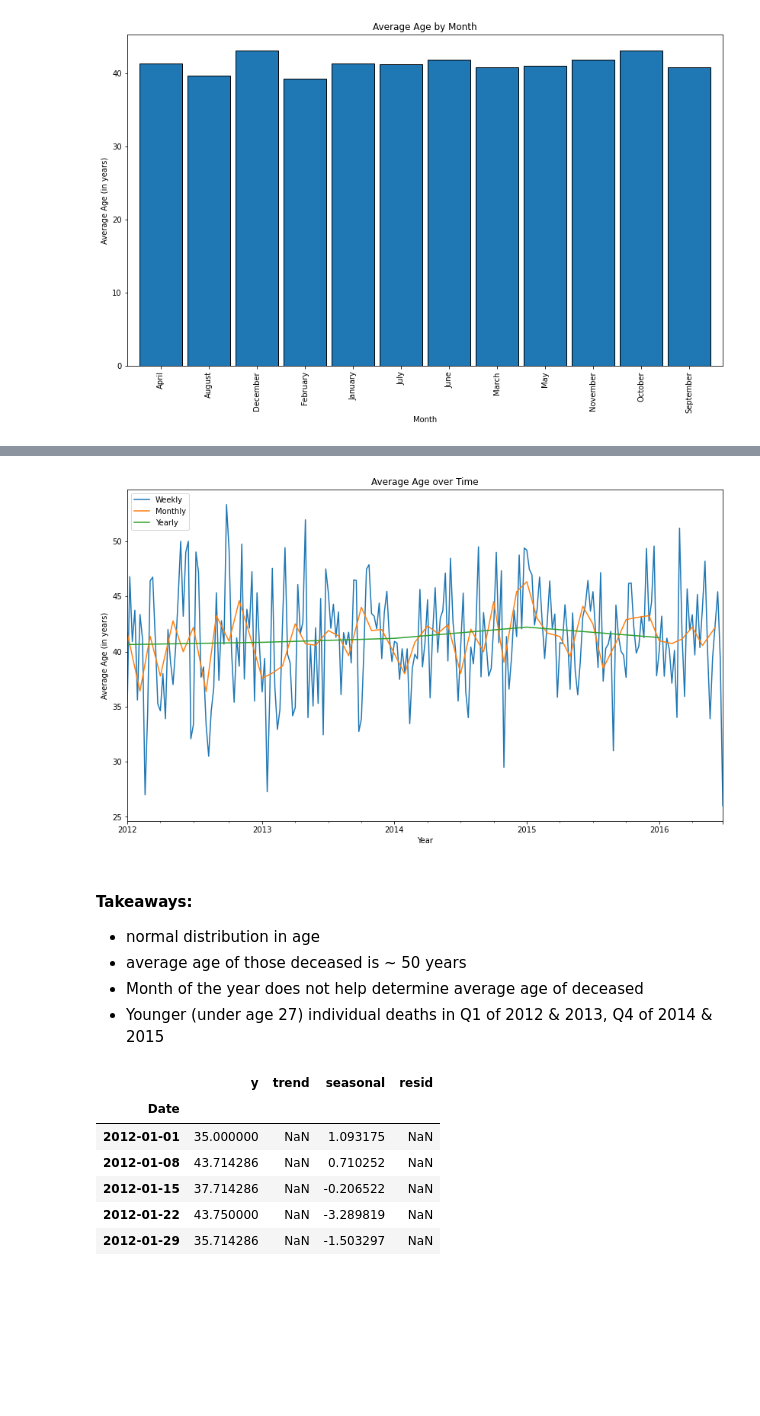
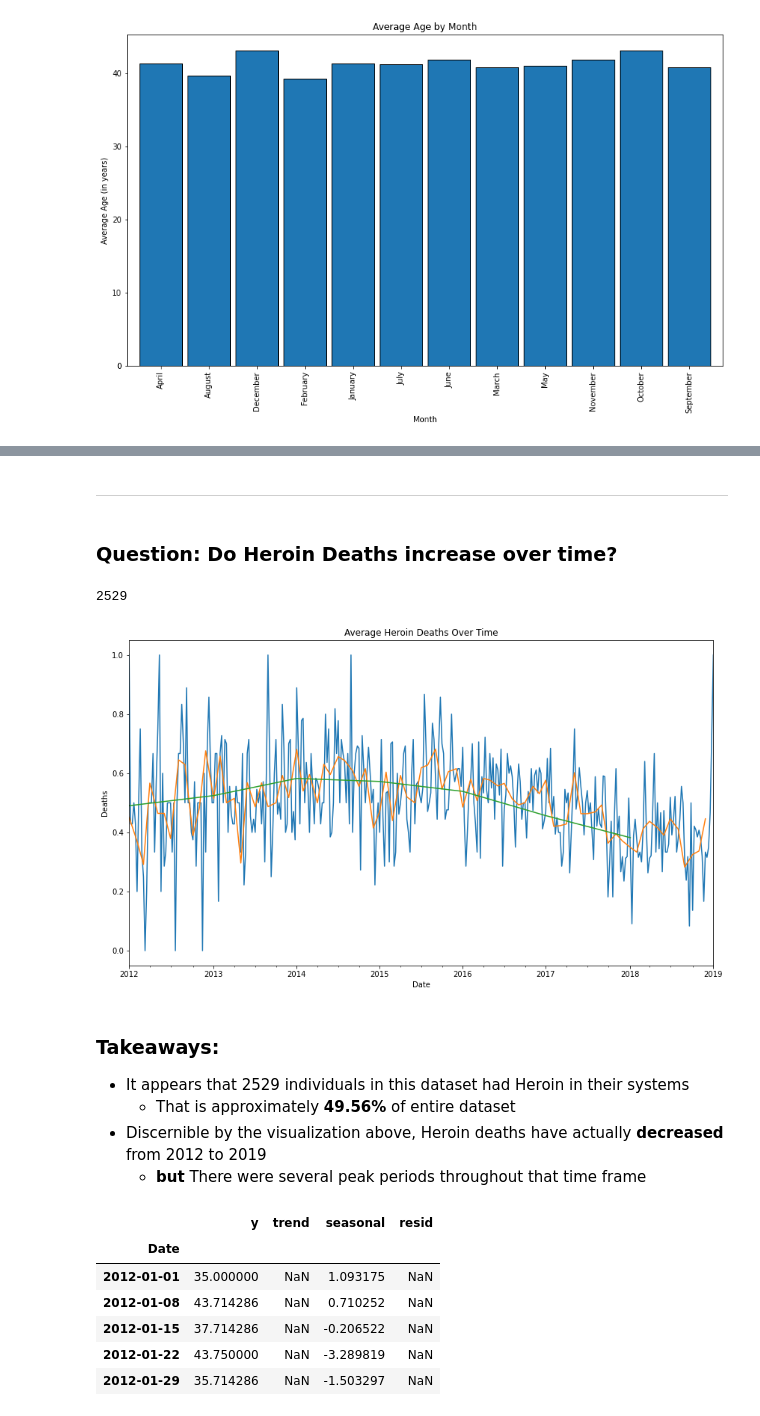
Before and after one commit to natasharivers/individual_project, a Jupyter notebook: Initial Time Series Notebook.ipynb, the cells around one changed output, grey strips where cells are left out. Saved outputs shown, nothing was run; the diff lists cells and outputs as text; code cells hidden in the pictures; blank space fills up the shorter version.

Commit message:
takeaways

```diff
--- a/Initial Time Series Notebook.ipynb
+++ b/Initial Time Series Notebook.ipynb
@@ -301,24 +330,30 @@ None
+# %% [markdown]
+___________________________________
+# %% [markdown]
+### Question: Do Heroin Deaths increase over time?
+# %%
+df['Heroin'].sum()
+#this many Heroin deaths
+# %% [output]
+2529
 # %%
-#look at age over time
 plt.figure(figsize=(14, 8))
-#y.resample('D').mean().plot(label='Daily')
-y.resample('W').mean().plot(label='Weekly')
-y.resample('M').mean().plot(label='Monthly')
-y.resample('Y').mean().plot(label='Yearly')
-plt.title('Average Age over Time')
-plt.xlabel('Year')
-plt.ylabel('Average Age (in years)')
-plt.legend()
+df.Heroin.resample('W').mean().plot(label='Weekly')
+df.Heroin.resample('M').mean().plot(label='Monthly')
+df.Heroin.resample('Y').mean().plot(label='Yearly')
 
-None
+plt.plot(train['Heroin'])
+plt.ylabel('Deaths')
+plt.title('Average Heroin Deaths Over Time')
+plt.show()
 # %% [output]
-[figure, old version]
+[figure, new version]
-# %% [markdown]
-#### Takeaways:
-- normal distribution in age
-- average age of those deceased is ~ 50 years
-- Month of the year does not help determine average age of deceased
-- Younger (under age 27) individual deaths in Q1 of 2012 & 2013, Q4 of 2014 & 2015
+# %% [markdown]
+### Takeaways:
+- It appears that 2529 individuals in this dataset had Heroin in their systems
+    - That is approximately **49.56%** of entire dataset
+- Discernible by the visualization above, Heroin deaths have actually **decreased** from 2012 to 2019
+    - **but** There were several peak periods throughout that time frame
 # %%
 y = train.Age.resample('W').mean()
 
```
Also changed, not shown: parts of 10 cells of this notebook.
